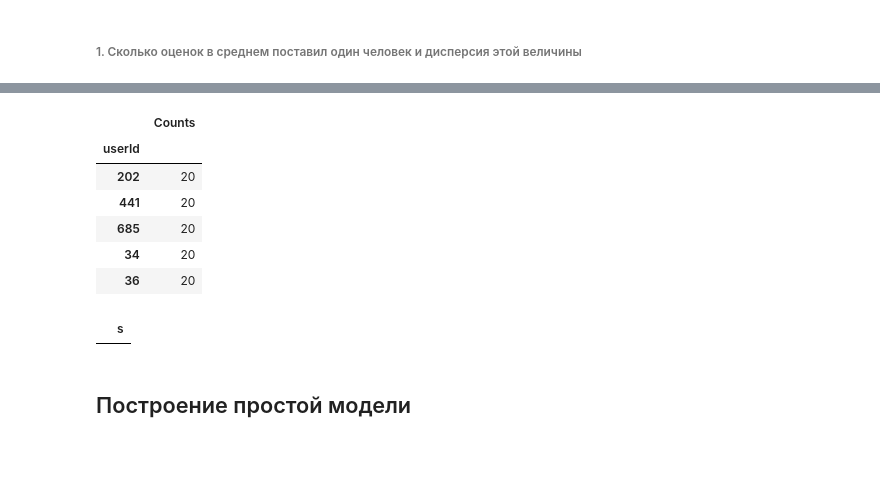
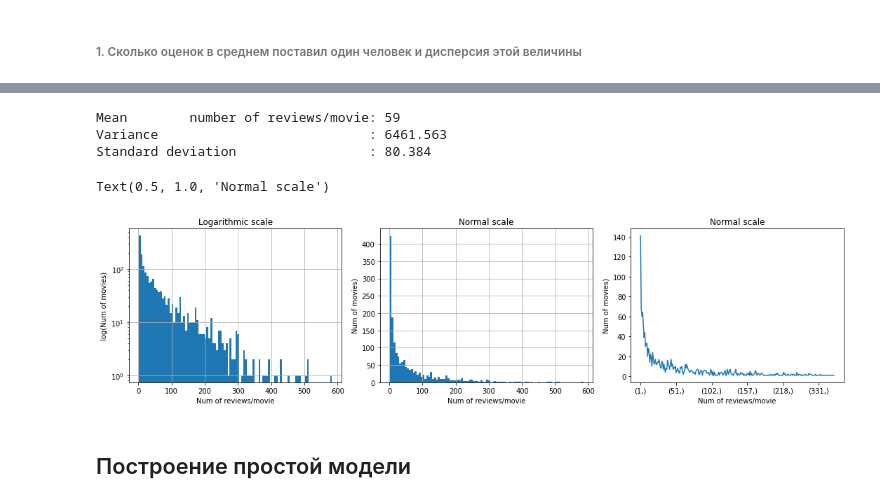
Before and after one commit to root-epifit/madmo-adv, a Jupyter notebook: hw3_movielens_my_solution.ipynb, the cells around one changed output, grey strips where cells are left out. Cells and saved outputs as stored; diff of their text form; code cells hidden in the pictures; blank space fills up the shorter version.

```diff
--- a/hw3_movielens_my_solution.ipynb
+++ b/hw3_movielens_my_solution.ipynb
@@ -271,17 +169,43 @@ Length: 279, dtype: int64
-# %%
-dfc.sort_values('Counts').head()
-# %% [output]
-|  | Counts |
-| userId |  |
-| 202 | 20 |
-| 441 | 20 |
-| 685 | 20 |
-| 34 | 20 |
-| 36 | 20 |
-# %%
-pd.DataFrame(df.groupby('userId')['userId'].count()[:], columns=['s'])
-# %% [output]
-|  | s |
+# %%
+dfm = pd.DataFrame(
+    df[['userId','movieId']].
+    astype('int').
+    groupby('movieId')['movieId'].
+    count()).rename(columns = {'movieId':'Counts'})
+print("")
+print(f"Mean        number of reviews/movie: {dfm.mean()[0]:.0f}")
+print(f"Variance                           : {dfm.var()[0]:.3f}")
+print(f"Standard deviation                 : {dfm.std()[0]:.3f}")
+print("")
+
+
+# Визуализация
+fig, axs = plt.subplots(nrows = 1, ncols = 3, figsize=(15,4), tight_layout = True)
+axs = axs.flatten()
+
+plt.title("Distribution of numbers of reviews/person")
+
+dfm.hist(ax = axs[0], column='Counts',  bins = 100, log=True)
+axs[0].set_xlabel("Num of reviews/movie")
+axs[0].set_ylabel("log(Num of movies)")
+axs[0].set_title("Logarithmic scale")
+
+dfm.hist(ax = axs[1], column='Counts',  bins = 100, log=False)
+axs[1].set_xlabel("Num of reviews/movie")
+axs[1].set_ylabel("Num of movies)")
+axs[1].set_title("Normal scale")
+
+dfm.value_counts().sort_index().plot(ax = axs[2])
+
+axs[2].set_xlabel("Num of reviews/movie")
+axs[2].set_ylabel("Num of movies)")
+axs[2].set_title("Normal scale")
+# %% [output]
+Mean        number of reviews/movie: 59
+Variance                           : 6461.563
+Standard deviation                 : 80.384
+Text(0.5, 1.0, 'Normal scale')
+[figure, added]
 # %% [markdown]
 ## Построение простой модели
 # %%
```
Also changed, not shown: parts of 26 cells of this notebook.
